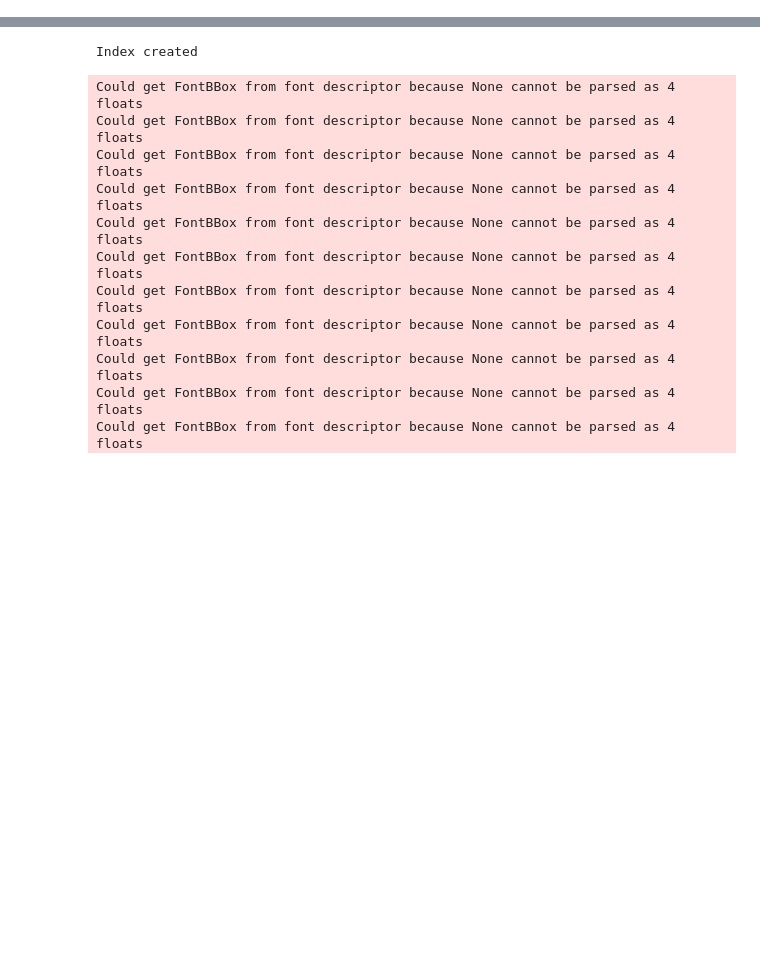
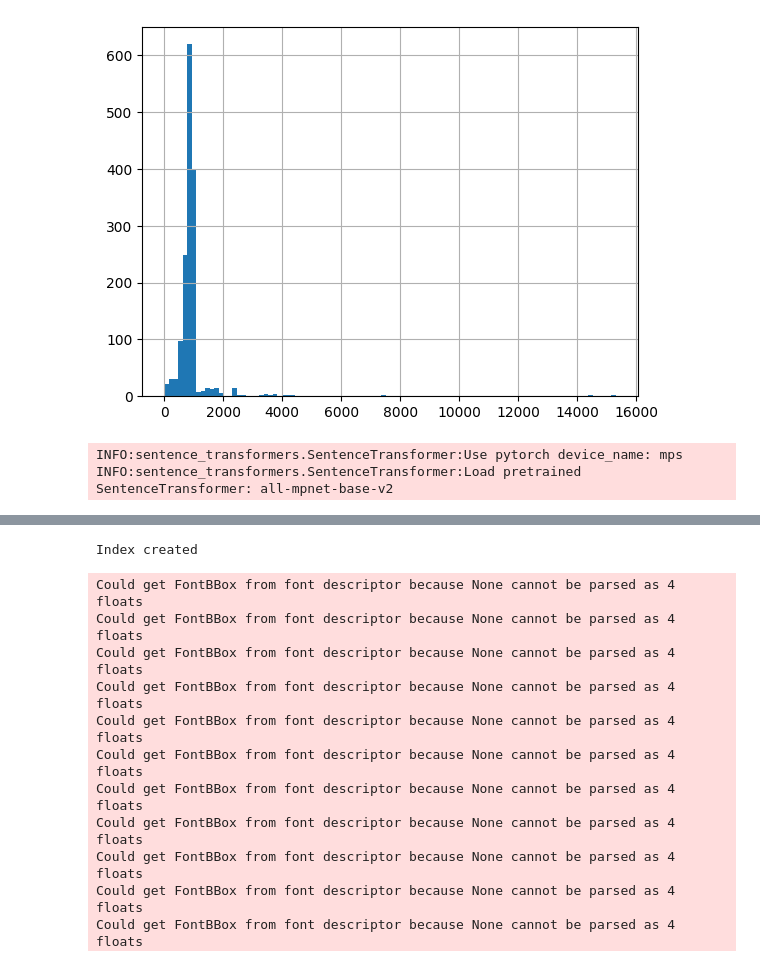
Before and after one commit to panzim/kb, a Jupyter notebook: Basic RAG.ipynb, the cells around one changed output, grey strips where cells are left out. Saved outputs shown, nothing was run; the diff lists cells and outputs as text; code cells hidden in the pictures; blank space fills up the shorter version.

```diff
--- a/Basic RAG.ipynb
+++ b/Basic RAG.ipynb
@@ -20,13 +23,32 @@ def pickle_read(filename: str):
 def pickle_write(data, filename: str):
     with open(filename + ".pkl", "wb") as f:
         pickle.dump(data, f)
+# %%
+RED = '\033[91m'
+GREEN = '\033[92m'
+YELLOW = '\033[93m'
+COLORS = [RED, GREEN, YELLOW]
+END = '\033[0m'
+
+def print_red(t: str): print(RED + t + END, end='')
+def print_green(t: str): print(GREEN + t + END, end='')
+def print_yellow(t: str): print(YELLOW + t + END, end='')
+_color_iterator_i = 0
+def print_color(t: str):
+    global _color_iterator_i
+    _color_iterator_i += 1
+    color = COLORS[_color_iterator_i % len(COLORS)]
+    print(color + t + END, end='')
 # %%
-def index_documents(knowledge_base_path: str = "raw-kb") -> Iterator[Tuple[str, str, int]]:
-    for filepath in glob.glob(os.path.join(knowledge_base_path, "*.pdf")):
+def load_documents(knowledge_base_path: str = "text-kb") -> Iterator[Document]:
+    for filepath in glob.glob(os.path.join(knowledge_base_path, "*.md")):
         filename = os.path.basename(filepath)
-        with pdfplumber.open(filepath) as pdf:
-            for idx, page in enumerate(pdf.pages):
-                yield page.extract_text(), filename, idx
+        original_filename = filename.removesuffix(".md") + ".pdf"
+        with open(filepath) as f:
+                yield Document(
+                    page_content=f.read(),
+                    metadata={"source": original_filename}
+                )
 # %%
 fine_splitter = SentenceTransformersTokenTextSplitter(
     model_name="all-mpnet-base-v2", #"sentence-transformers/all-MiniLM-L6-v2",
@@ -46,0 +76,8 @@ model = fine_splitter._model
+# %%
+docs = list(load_documents())
+# %%
+for i, doc in enumerate(docs):
+    print_color(str(i) + " ")
+    print_color(doc.metadata['source'] + " ")
+    print_color(doc.page_content[:1000])
+    print()
@@ -46,0 +210,6 @@ model = fine_splitter._model
+# %%
+hist = [len(doc.page_content) for doc in paragraph_parser(load_documents())]
+plt.hist(hist, bins=100);  None
+plt.grid()
+# %% [output]
+[figure, added]
@@ -46,0 +218,5 @@ model = fine_splitter._model
+# %%
+docs = list(DocumentLoader().load())
+# %% [output]
+INFO:sentence_transformers.SentenceTransformer:Use pytorch device_name: mps
+INFO:sentence_transformers.SentenceTransformer:Load pretrained SentenceTransformer: all-mpnet-base-v2
```
Also changed, not shown: parts of 20 cells of this notebook, 8 other files.
